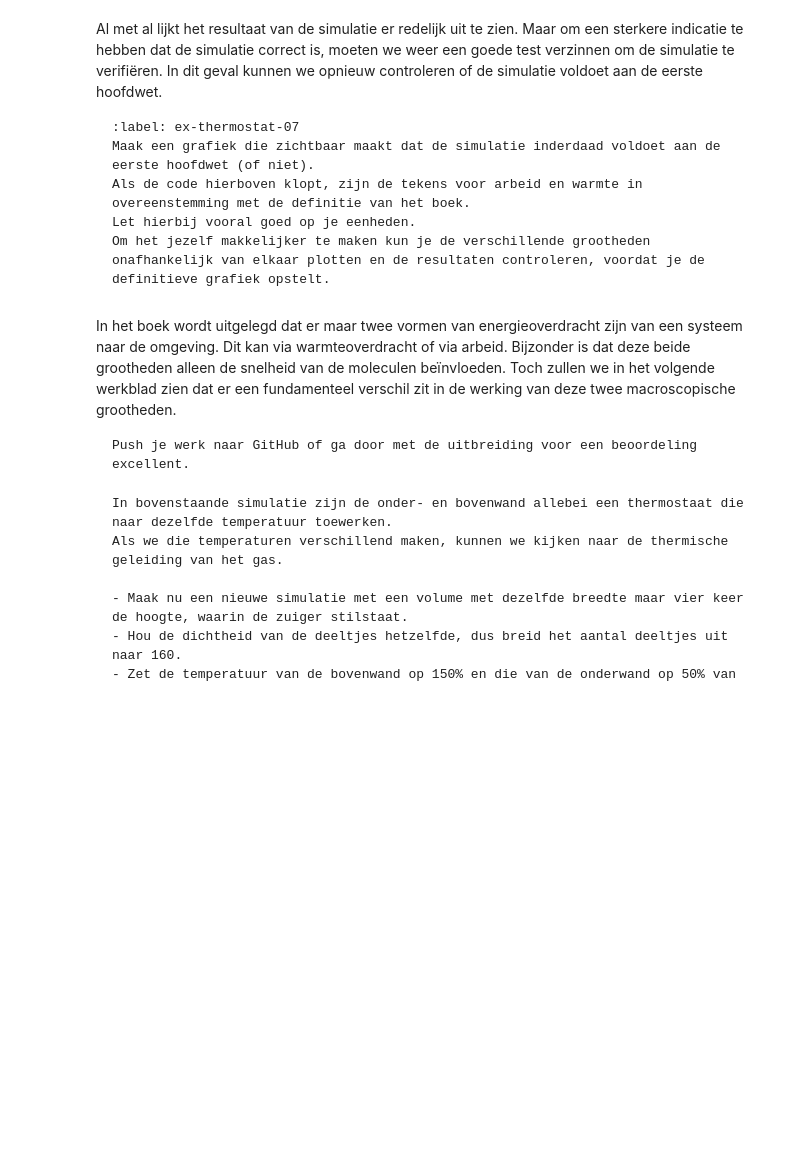
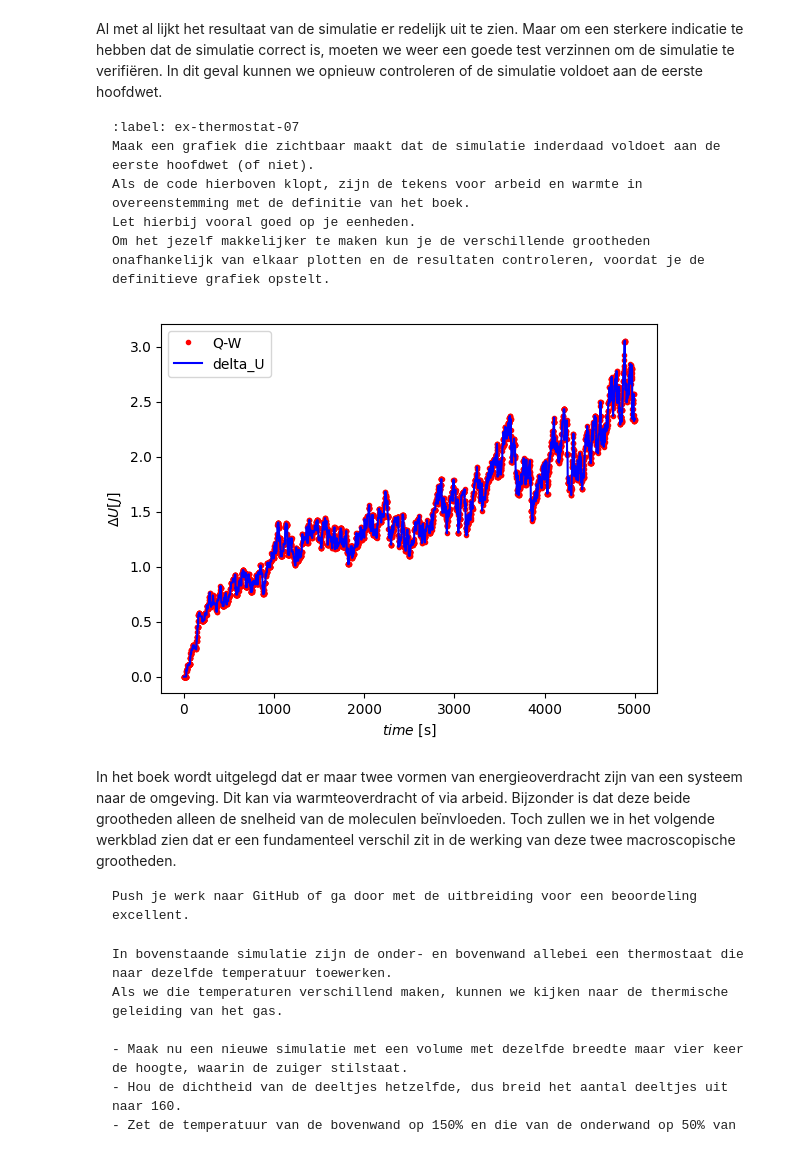
Before and after one commit to thaak123/19, a Jupyter notebook: Content/PySim/8_thermostaat.ipynb, the cells around one changed output. Saved outputs shown, nothing was run; the diff lists cells and outputs as text; code cells hidden in the pictures; blank space fills up the shorter version.

Commit message:
Simulatie 8 afgemaakt (nog vragen over de laatste opdracht/laten checken).

````diff
--- a/Content/PySim/8_thermostaat.ipynb
+++ b/Content/PySim/8_thermostaat.ipynb
@@ -390,7 +425,20 @@ Let hierbij vooral goed op je eenheden.
 Om het jezelf makkelijker te maken kun je de verschillende grootheden onafhankelijk van elkaar plotten en de resultaten controleren, voordat je de definitieve grafiek opstelt.
 ```
 # %%
-#your code/answer
+#your code/answerprint
+# check of hij aan de eerste hoofdwet voldoet. (deltaU = Q-W)
+deltaU_kin_arr = delta_U_arr
+deltaU = heats-works
+time = np.linspace(1,N_steps,N_steps)
+plt.figure()
+plt.plot(time,deltaU,"r.",label="Q-W")
+plt.plot(time,deltaU_kin_arr,"b-",label="delta_U")
+plt.xlabel("$time$ [s]")
+plt.ylabel(r"$\Delta{U} [J]$")
+plt.legend()
+plt.show()
+# %% [output]
+[figure, added]
 # %% [markdown]
 In het boek wordt uitgelegd dat er maar twee vormen van energieoverdracht zijn van een systeem naar de omgeving. Dit kan via warmteoverdracht of via arbeid.
 Bijzonder is dat deze beide grootheden alleen de snelheid van de moleculen beïnvloeden.
````
Also changed, not shown: parts of 7 cells of this notebook.
